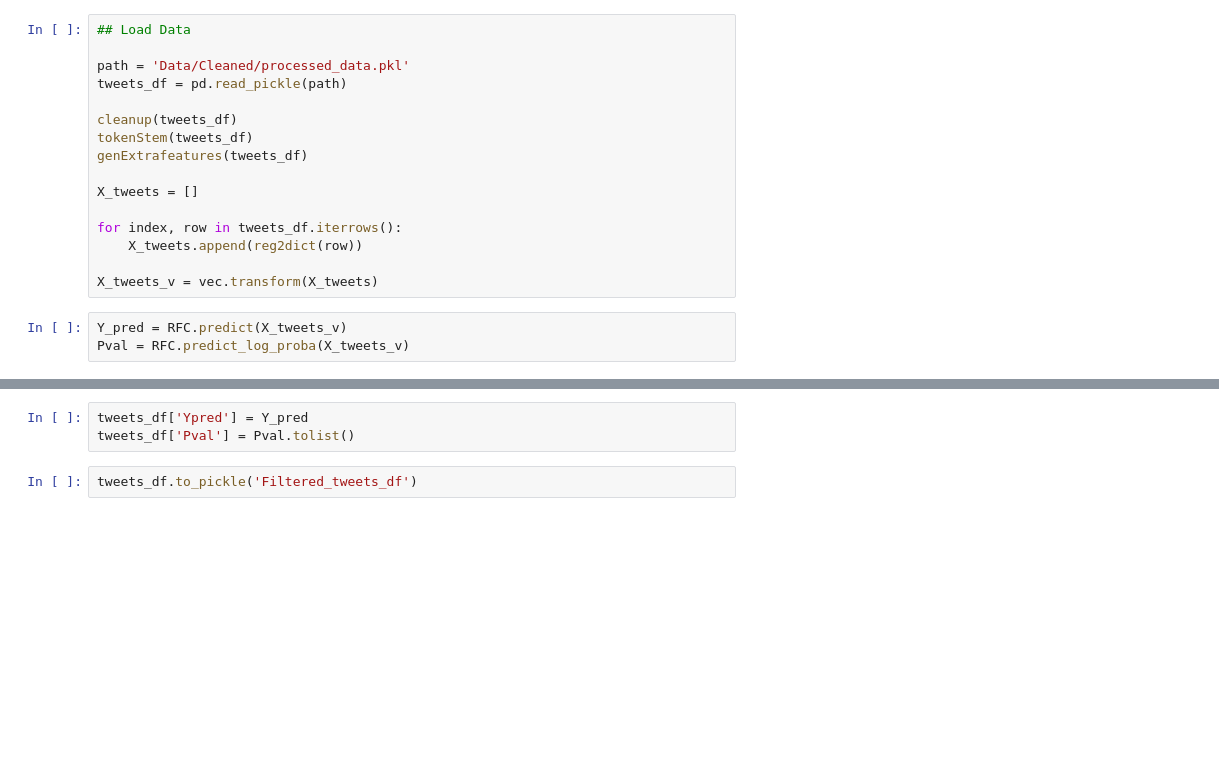
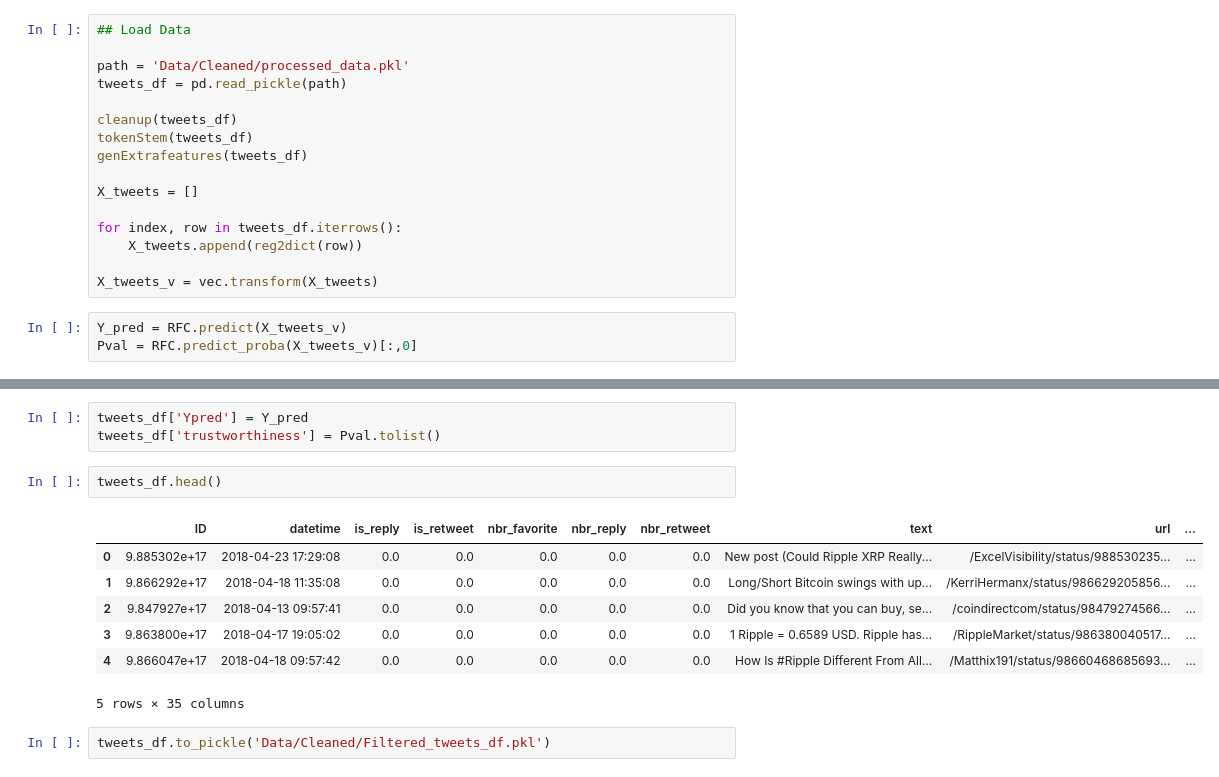
Before and after one commit to bfine9618/cis519proj, a Jupyter notebook: SpamFilter V4.ipynb, the cells around one changed output, grey strips where cells are left out. Cells and saved outputs as stored; diff of their text form; blank space fills up the shorter version.

```diff
--- a/SpamFilter V4.ipynb
+++ b/SpamFilter V4.ipynb
@@ -234,7 +238,7 @@ for index, row in tweets_df.iterrows():
 X_tweets_v = vec.transform(X_tweets)
 # %%
 Y_pred = RFC.predict(X_tweets_v)
-Pval = RFC.predict_log_proba(X_tweets_v)
+Pval = RFC.predict_proba(X_tweets_v)[:,0]
 # %%
 sum(Y_pred)
 # %% [output]
@@ -242,8 +246,18 @@ sum(Y_pred)
 # %%
 tweets_df['Ypred'] = Y_pred
-tweets_df['Pval'] = Pval.tolist()
+tweets_df['trustworthiness'] = Pval.tolist()
+# %%
+tweets_df.head()
+# %% [output]
+|  | ID | datetime | is_reply | is_retweet | nbr_favorite | nbr_reply | nbr_retweet | text | url | ... |
+| 0 | 9.885302e+17 | 2018-04-23 17:29:08 | 0.0 | 0.0 | 0.0 | 0.0 | 0.0 | New post (Could Ripple XRP Really... | /ExcelVisibility/status/988530235... | ... |
+| 1 | 9.866292e+17 | 2018-04-18 11:35:08 | 0.0 | 0.0 | 0.0 | 0.0 | 0.0 | Long/Short Bitcoin swings with up... | /KerriHermanx/status/986629205856... | ... |
+| 2 | 9.847927e+17 | 2018-04-13 09:57:41 | 0.0 | 0.0 | 0.0 | 0.0 | 0.0 | Did you know that you can buy, se... | /coindirectcom/status/98479274566... | ... |
+| 3 | 9.863800e+17 | 2018-04-17 19:05:02 | 0.0 | 0.0 | 0.0 | 0.0 | 0.0 | 1 Ripple = 0.6589 USD. Ripple has... | /RippleMarket/status/986380040517... | ... |
+| 4 | 9.866047e+17 | 2018-04-18 09:57:42 | 0.0 | 0.0 | 0.0 | 0.0 | 0.0 | How Is #Ripple Different From All... | /Matthix191/status/98660468685693... | ... |
+5 rows × 35 columns
 # %%
-tweets_df.to_pickle('Filtered_tweets_df')
+tweets_df.to_pickle('Data/Cleaned/Filtered_tweets_df.pkl')
 # %%
 ## View spam some tweets
 
```
Also changed, not shown: parts of 5 cells of this notebook, 9 other files.
